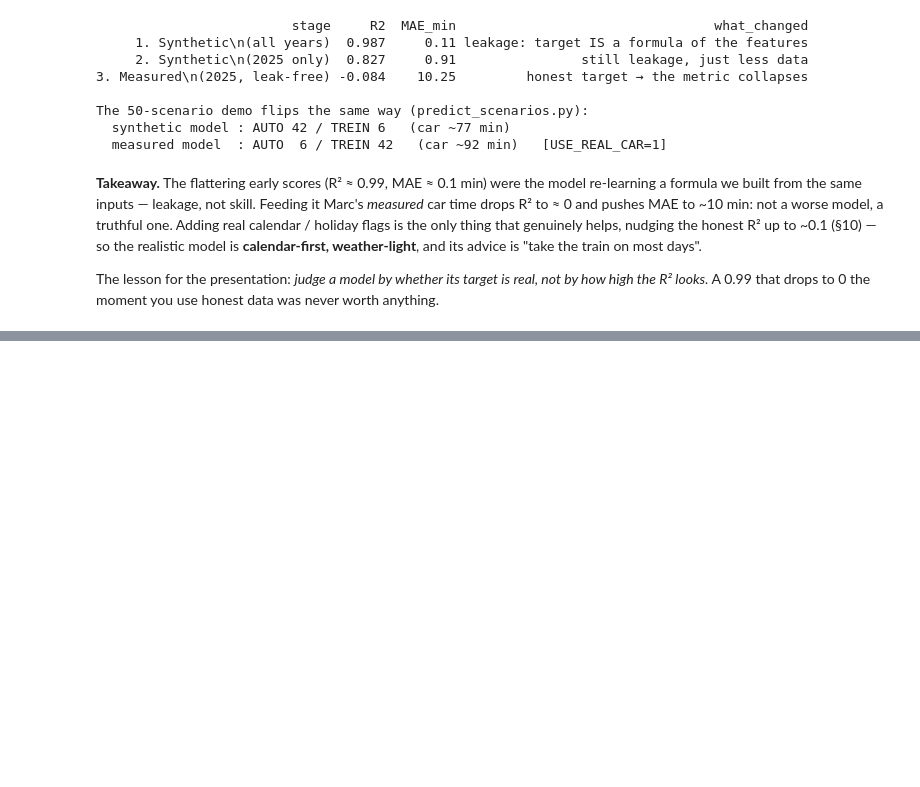
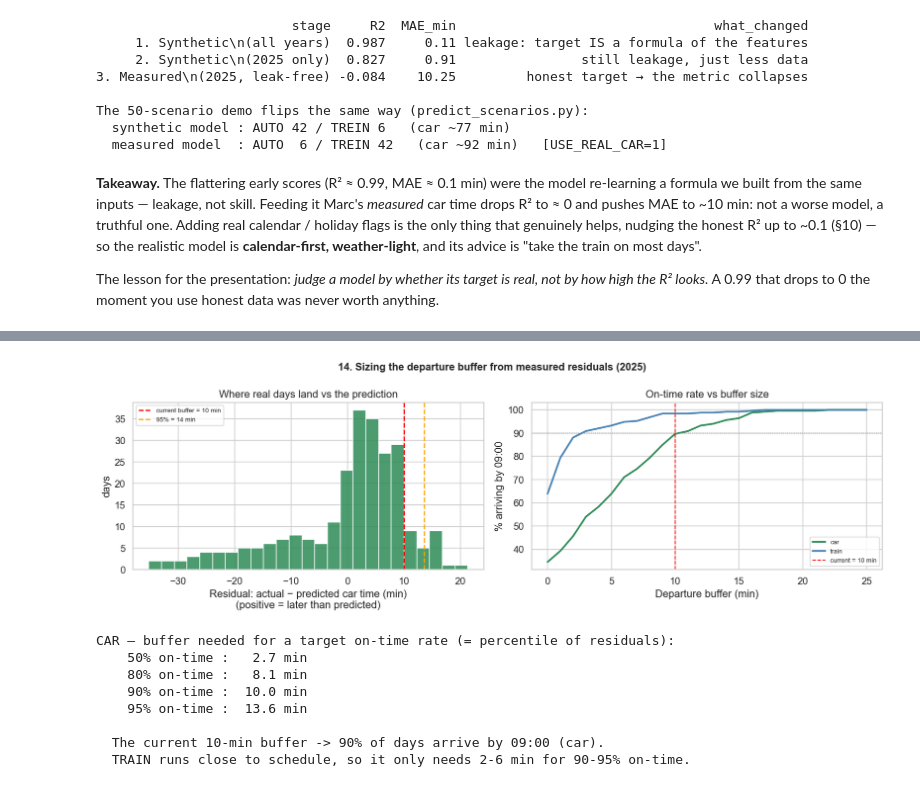
Before and after one commit to MaximeMylle/trafic_forecast_datascience, a Jupyter notebook: 01_data_exploration_combined_v2.ipynb, the cells around one changed output, grey strips where cells are left out. Drawn from its saved outputs; the diff is of its cells as text; code cells hidden in the pictures; blank space fills up the shorter version.

```diff
--- a/01_data_exploration_combined_v2.ipynb
+++ b/01_data_exploration_combined_v2.ipynb
@@ -2385,0 +2400,55 @@ R² looks.* A 0.99 that drops to 0 the moment you use honest data was never wort
+# %%
+# 14. Departure buffer vs on-time rate, from measured residuals ──────────────
+from sklearn.ensemble import RandomForestRegressor
+from sklearn.model_selection import cross_val_predict, KFold
+
+_bf = df_combined[(df_combined["date"].dt.year == 2025) & df_combined["car_real_min"].notna()].copy()
+BFEAT = ["rain_total", "rain_peak", "wind_peak", "wind_mean", "temp_min", "temp_mean",
+         "humidity_max", "snow_total", "weekday_num", "month", "is_mon", "is_tue_thu",
+         "is_fri", "is_school_holiday", "weather_risk"]
+y_bf  = _bf["car_real_min"].values
+pred  = cross_val_predict(
+    RandomForestRegressor(n_estimators=300, min_samples_leaf=5, random_state=42, n_jobs=-1),
+    _bf[BFEAT].values, y_bf, cv=KFold(5, shuffle=True, random_state=42))
+res_car   = y_bf - pred                                                       # + = slower than predicted = late
+res_train = (_bf["train_actual_journey_min"] - _bf["train_planned_journey_min"]).dropna().values
+
+buffers      = np.arange(0, 26)
+ontime_car   = [(res_car   <= b).mean() * 100 for b in buffers]
+ontime_train = [(res_train <= b).mean() * 100 for b in buffers]
+
+fig, axes = plt.subplots(1, 2, figsize=(14, 4.6))
+axes[0].hist(res_car, bins=25, color="seagreen", edgecolor="white", alpha=0.85)
+axes[0].axvline(10, color="red", ls="--", lw=1.6, label="current buffer = 10 min")
+axes[0].axvline(np.quantile(res_car, 0.95), color="orange", ls="--", lw=1.6,
+                label=f"95% = {np.quantile(res_car, 0.95):.0f} min")
+axes[0].set_xlabel("Residual: actual − predicted car time (min)\n(positive = later than predicted)")
+axes[0].set_ylabel("days"); axes[0].set_title("Where real days land vs the prediction")
+axes[0].legend(fontsize=8)
+
+axes[1].plot(buffers, ontime_car,   color="seagreen",  lw=2.2, label="car")
+axes[1].plot(buffers, ontime_train, color="steelblue", lw=2.2, label="train")
+axes[1].axvline(10, color="red",  ls="--", lw=1.2, label="current = 10 min")
+axes[1].axhline(90, color="grey", ls=":",  lw=1)
+axes[1].set_xlabel("Departure buffer (min)"); axes[1].set_ylabel("% arriving by 09:00")
+axes[1].set_title("On-time rate vs buffer size"); axes[1].legend(fontsize=8)
+fig.suptitle("14. Sizing the departure buffer from measured residuals (2025)",
+             fontsize=13, fontweight="bold")
+plt.tight_layout(); plt.savefig("data/processed/plot_v2_buffer.png", bbox_inches="tight"); plt.show()
+
+print("CAR — buffer needed for a target on-time rate (= percentile of residuals):")
+for q in [0.5, 0.8, 0.9, 0.95]:
+    print(f"  {q*100:4.0f}% on-time : {np.quantile(res_car, q):5.1f} min")
+print(f"\n  The current 10-min buffer -> {(res_car <= 10).mean()*100:.0f}% of days arrive by 09:00 (car).")
+print(f"  TRAIN runs close to schedule, so it only needs "
+      f"{np.quantile(res_train, 0.9):.0f}-{np.quantile(res_train, 0.95):.0f} min for 90-95% on-time.")
+# %% [output]
+[figure, added]
+CAR — buffer needed for a target on-time rate (= percentile of residuals):
+    50% on-time :   2.7 min
+    80% on-time :   8.1 min
+    90% on-time :  10.0 min
+    95% on-time :  13.6 min
+
+  The current 10-min buffer -> 90% of days arrive by 09:00 (car).
+  TRAIN runs close to schedule, so it only needs 2-6 min for 90-95% on-time.
```
Also changed, not shown: parts of 2 cells of this notebook, 4 other files.
